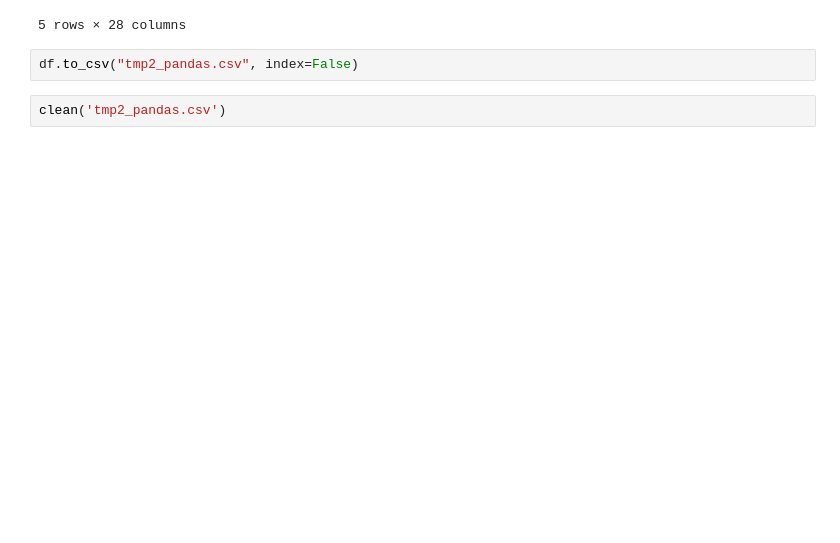
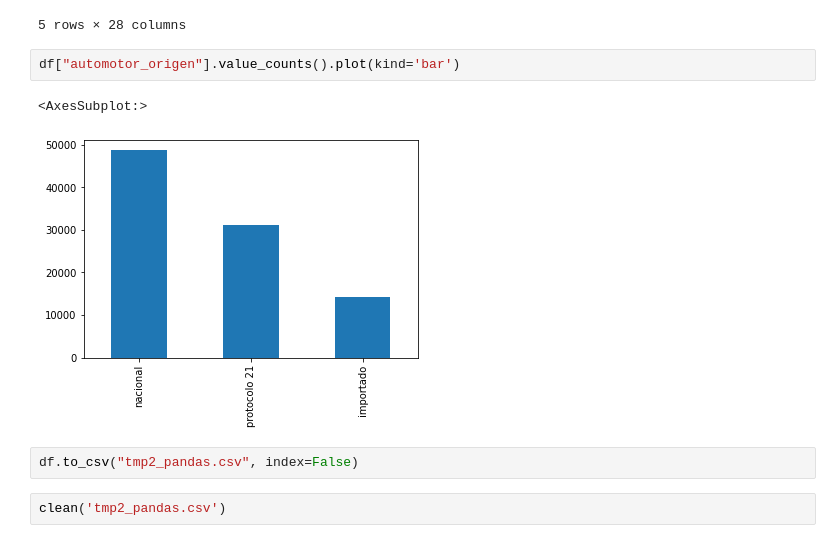
Before and after one commit to felixreyero/isi-tp-fin, a Jupyter notebook: ISI - Final.ipynb, the cells around one changed output. Drawn from its saved outputs; the diff is of its cells as text; blank space fills up the shorter version.

```diff
--- a/ISI - Final.ipynb
+++ b/ISI - Final.ipynb
@@ -183,6 +179,11 @@ df.head()
 | 3 | denuncia de robo o hurto | 2018-01-02 | Martes | 1 | 2018 | ... |
 | 4 | denuncia de robo o hurto | 2018-01-09 | Martes | 1 | 2018 | ... |
 5 rows × 28 columns
+# %%
+df["automotor_origen"].value_counts().plot(kind='bar')
+# %% [output]
+<AxesSubplot:>
+[figure, added]
 # %%
 df.to_csv("tmp2_pandas.csv", index=False)
 # %%
```
Also changed, not shown: parts of 3 cells of this notebook, 4 other files.
